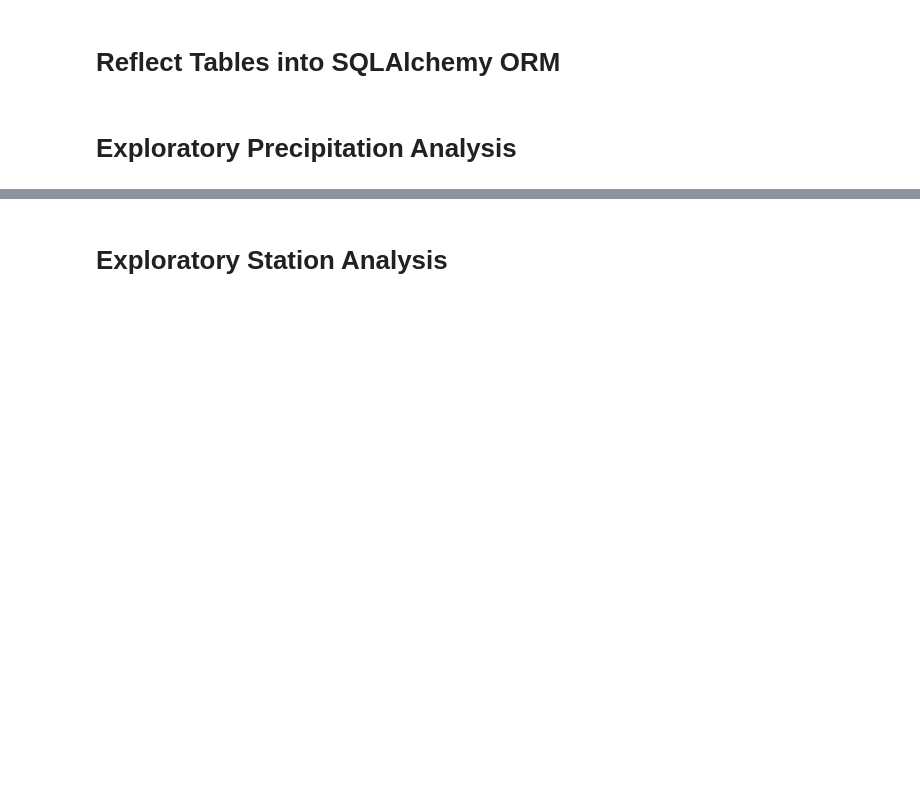
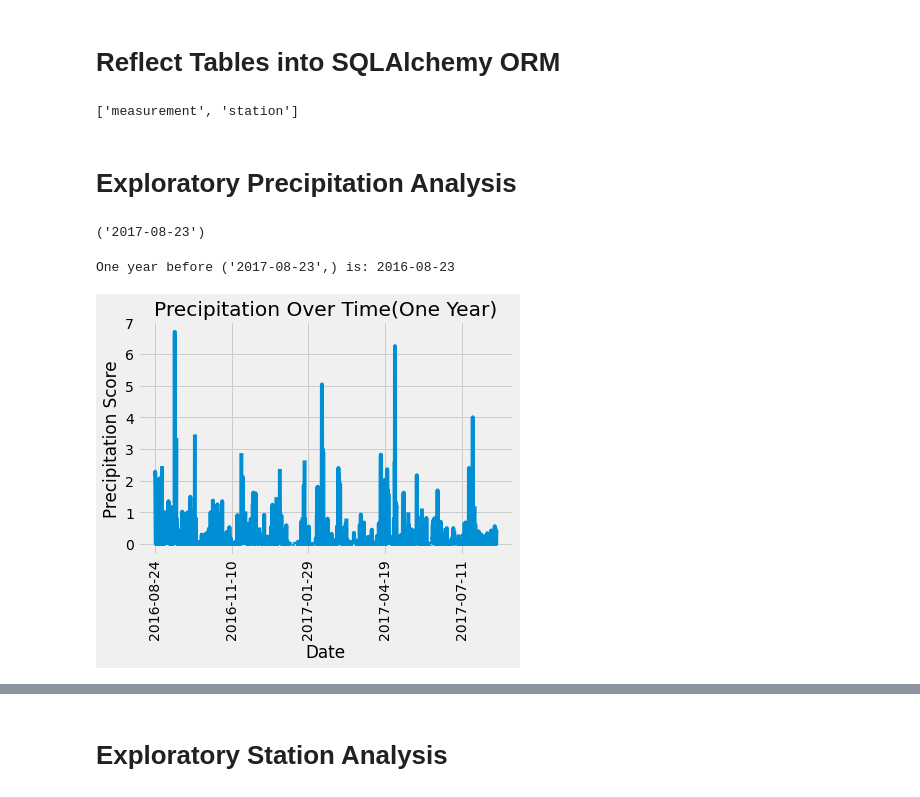
Before and after one commit to nguye453/sqlalchemy-challenge, a Jupyter notebook: climate_starter.ipynb, the cells around one changed output, grey strips where cells are left out. Saved outputs shown, nothing was run; the diff lists cells and outputs as text; code cells hidden in the pictures; blank space fills up the shorter version.

```diff
--- a/climate_starter.ipynb
+++ b/climate_starter.ipynb
@@ -17,37 +17,56 @@ from sqlalchemy.orm import Session
 from sqlalchemy import create_engine, func
 # %%
 # create engine to hawaii.sqlite
-engine = create_engine("sqlite:///hawaii.sqlite")
+engine = create_engine("sqlite:///Resources/hawaii.sqlite")
 # %%
 # reflect an existing database into a new model
-
+Base = automap_base()
 # reflect the tables
+Base.prepare(engine, reflect=True)
 # %%
 # View all of the classes that automap found
+Base.classes.keys()
+# %% [output]
+['measurement', 'station']
 # %%
 # Save references to each table
+measurement_table = Base.classes.measurement
+station_table = Base.classes.station
 # %%
 # Create our session (link) from Python to the DB
+session = Session(engine)
 # %% [markdown]
 # Exploratory Precipitation Analysis
 # %%
 # Find the most recent date in the data set.
+most_recent_date = session.query(measurement_table.date).order_by(measurement_table.date.desc()).first()
+most_recent_date
+# %% [output]
+('2017-08-23')
 # %%
 # Design a query to retrieve the last 12 months of precipitation data and plot the results.
 # Starting from the most recent data point in the database.
 
 # Calculate the date one year from the last date in data set.
-
-
+one_year_before = dt.date(2017,8,23) - pd.Timedelta(days=365)
+print(f'One year before {most_recent_date} is: {one_year_before}')
 # Perform a query to retrieve the data and precipitation scores
-
-
+precipitation_scores = session.query(measurement_table.date, measurement_table.prcp).\
+                        filter(measurement_table.date > one_year_before).all()
 # Save the query results as a Pandas DataFrame and set the index to the date column
-
-
+prcp_df = pd.DataFrame(precipitation_scores)
 # Sort the dataframe by date
-
-
+prcp_df = prcp_df.sort_values(by='date', ascending='True')
+prcp_df
 # Use Pandas Plotting with Matplotlib to plot the data
+prcp_df.plot('date','prcp',legend=False)
+plt.xlabel('Date')
+plt.ylabel('Precipitation Score')
+plt.xticks(rotation=90)
+plt.title('Precipitation Over Time(One Year)')
+plt.show()
+# %% [output]
+One year before ('2017-08-23',) is: 2016-08-23
+[figure, added]
 # %%
 # Use Pandas to calcualte the summary statistics for the precipitation data
```
Also changed, not shown: parts of 6 cells of this notebook, 1 other file.
